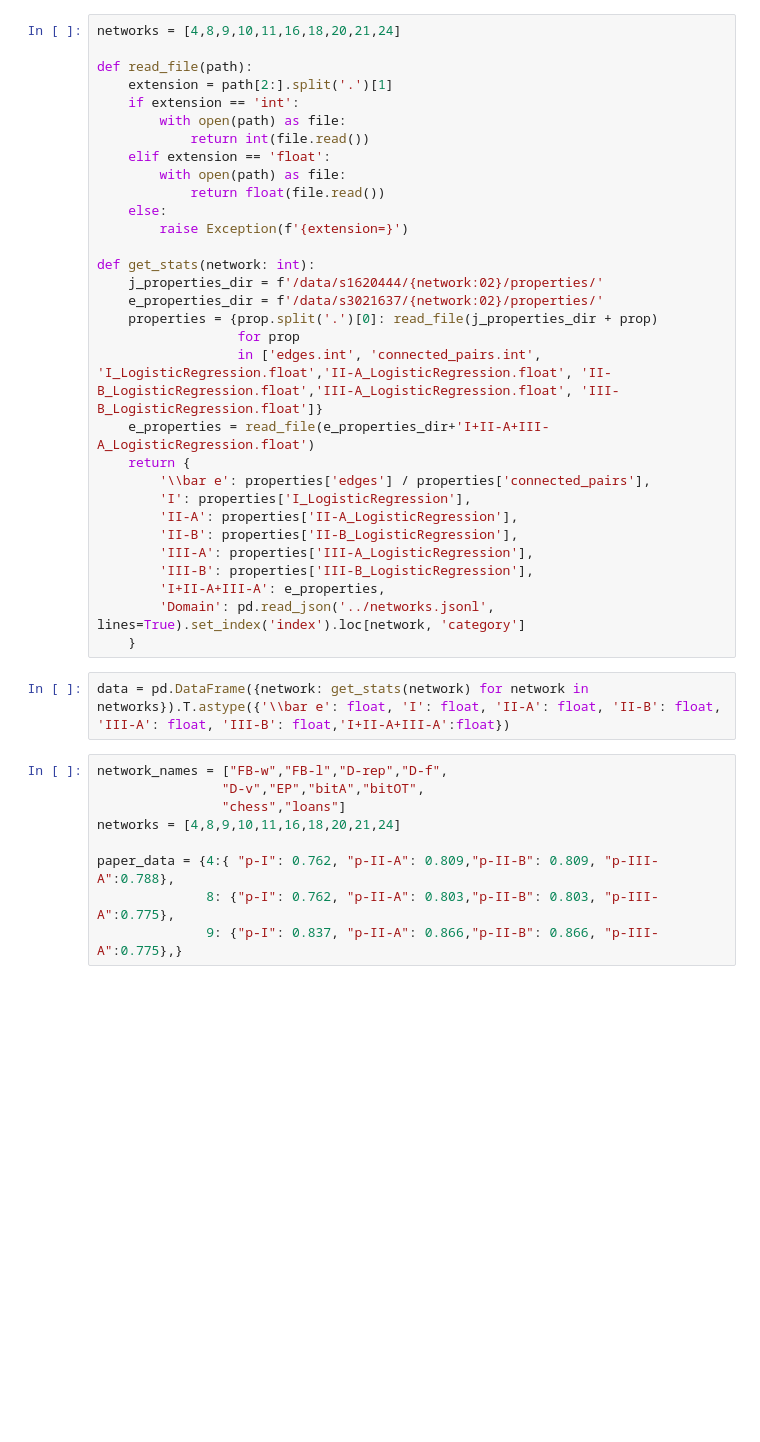
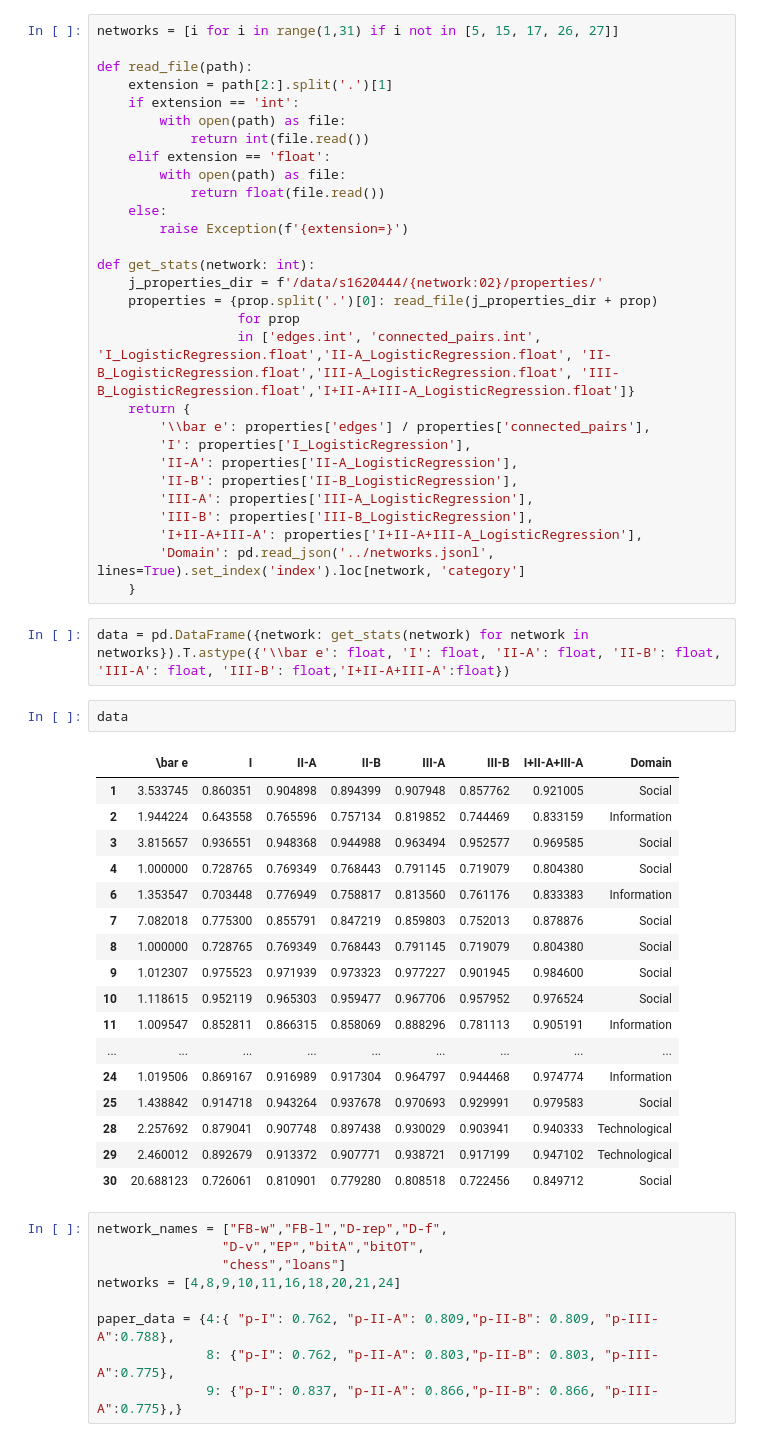
Before and after one commit to BattleBunny/snaproject, a Jupyter notebook: code/compare_results.ipynb, the cells around one changed output. Cells and saved outputs as stored; diff of their text form; blank space fills up the shorter version.

```diff
--- a/code/compare_results.ipynb
+++ b/code/compare_results.ipynb
@@ -3,7 +3,7 @@ import numpy as np
 import pandas as pd
 import matplotlib.pyplot as plt
 # %%
-networks = [4,8,9,10,11,16,18,20,21,24]
+networks = [i for i in range(1,31) if i not in [5, 15, 17, 26, 27]]
 
 def read_file(path):
     extension = path[2:].split('.')[1]
@@ -18,11 +18,9 @@ def read_file(path):
 
 def get_stats(network: int):
     j_properties_dir = f'/data/s1620444/{network:02}/properties/'
-    e_properties_dir = f'/data/s3021637/{network:02}/properties/'
     properties = {prop.split('.')[0]: read_file(j_properties_dir + prop)
                   for prop
-                  in ['edges.int', 'connected_pairs.int', 'I_LogisticRegression.float','II-A_LogisticRegression.float', 'II-B_LogisticRegression.float','III-A_LogisticRegression.float', 'III-B_LogisticRegression.float']}
-    e_properties = read_file(e_properties_dir+'I+II-A+III-A_LogisticRegression.float')
+                  in ['edges.int', 'connected_pairs.int', 'I_LogisticRegression.float','II-A_LogisticRegression.float', 'II-B_LogisticRegression.float','III-A_LogisticRegression.float', 'III-B_LogisticRegression.float','I+II-A+III-A_LogisticRegression.float']}
     return {
         '\\bar e': properties['edges'] / properties['connected_pairs'],
         'I': properties['I_LogisticRegression'],
@@ -30,11 +28,31 @@ def get_stats(network: int):
         'II-B': properties['II-B_LogisticRegression'],
         'III-A': properties['III-A_LogisticRegression'],
         'III-B': properties['III-B_LogisticRegression'],
-        'I+II-A+III-A': e_properties,
+        'I+II-A+III-A': properties['I+II-A+III-A_LogisticRegression'],
         'Domain': pd.read_json('../networks.jsonl', lines=True).set_index('index').loc[network, 'category']
     }
 # %%
 data = pd.DataFrame({network: get_stats(network) for network in networks}).T.astype({'\\bar e': float, 'I': float, 'II-A': float, 'II-B': float, 'III-A': float, 'III-B': float,'I+II-A+III-A':float})
+# %%
+data
+# %% [output]
+|  | \bar e | I | II-A | II-B | III-A | III-B | I+II-A+III-A | Domain |
+| 1 | 3.533745 | 0.860351 | 0.904898 | 0.894399 | 0.907948 | 0.857762 | 0.921005 | Social |
+| 2 | 1.944224 | 0.643558 | 0.765596 | 0.757134 | 0.819852 | 0.744469 | 0.833159 | Information |
+| 3 | 3.815657 | 0.936551 | 0.948368 | 0.944988 | 0.963494 | 0.952577 | 0.969585 | Social |
+| 4 | 1.000000 | 0.728765 | 0.769349 | 0.768443 | 0.791145 | 0.719079 | 0.804380 | Social |
+| 6 | 1.353547 | 0.703448 | 0.776949 | 0.758817 | 0.813560 | 0.761176 | 0.833383 | Information |
+| 7 | 7.082018 | 0.775300 | 0.855791 | 0.847219 | 0.859803 | 0.752013 | 0.878876 | Social |
+| 8 | 1.000000 | 0.728765 | 0.769349 | 0.768443 | 0.791145 | 0.719079 | 0.804380 | Social |
+| 9 | 1.012307 | 0.975523 | 0.971939 | 0.973323 | 0.977227 | 0.901945 | 0.984600 | Social |
+| 10 | 1.118615 | 0.952119 | 0.965303 | 0.959477 | 0.967706 | 0.957952 | 0.976524 | Social |
+| 11 | 1.009547 | 0.852811 | 0.866315 | 0.858069 | 0.888296 | 0.781113 | 0.905191 | Information |
+| ... | ... | ... | ... | ... | ... | ... | ... | ... |
+| 24 | 1.019506 | 0.869167 | 0.916989 | 0.917304 | 0.964797 | 0.944468 | 0.974774 | Information |
+| 25 | 1.438842 | 0.914718 | 0.943264 | 0.937678 | 0.970693 | 0.929991 | 0.979583 | Social |
+| 28 | 2.257692 | 0.879041 | 0.907748 | 0.897438 | 0.930029 | 0.903941 | 0.940333 | Technological |
+| 29 | 2.460012 | 0.892679 | 0.913372 | 0.907771 | 0.938721 | 0.917199 | 0.947102 | Technological |
+| 30 | 20.688123 | 0.726061 | 0.810901 | 0.779280 | 0.808518 | 0.722456 | 0.849712 | Social |
 # %%
 network_names = ["FB-w","FB-l","D-rep","D-f",
                 "D-v","EP","bitA","bitOT",
```
Also changed, not shown: 9 other files.
